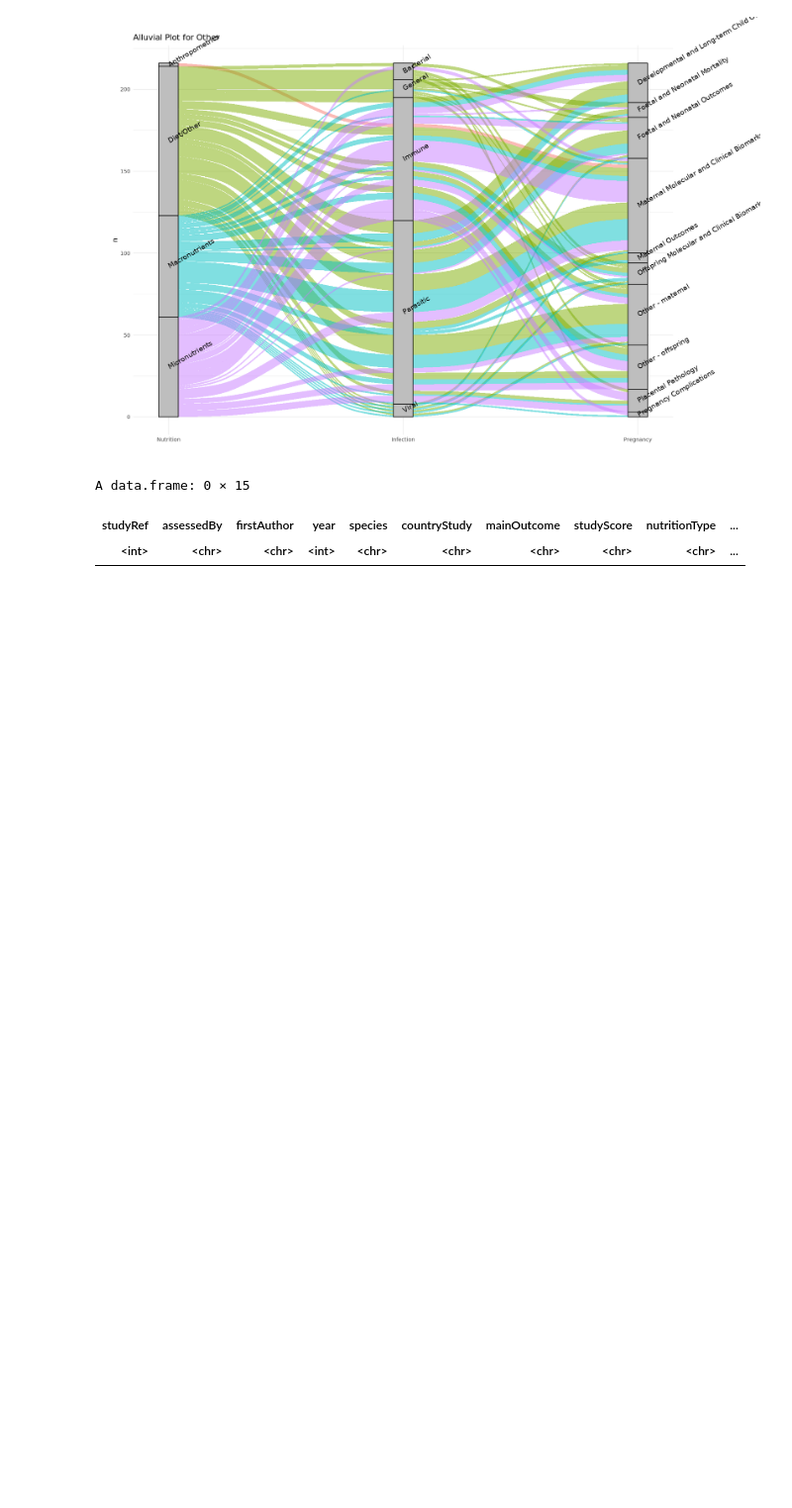
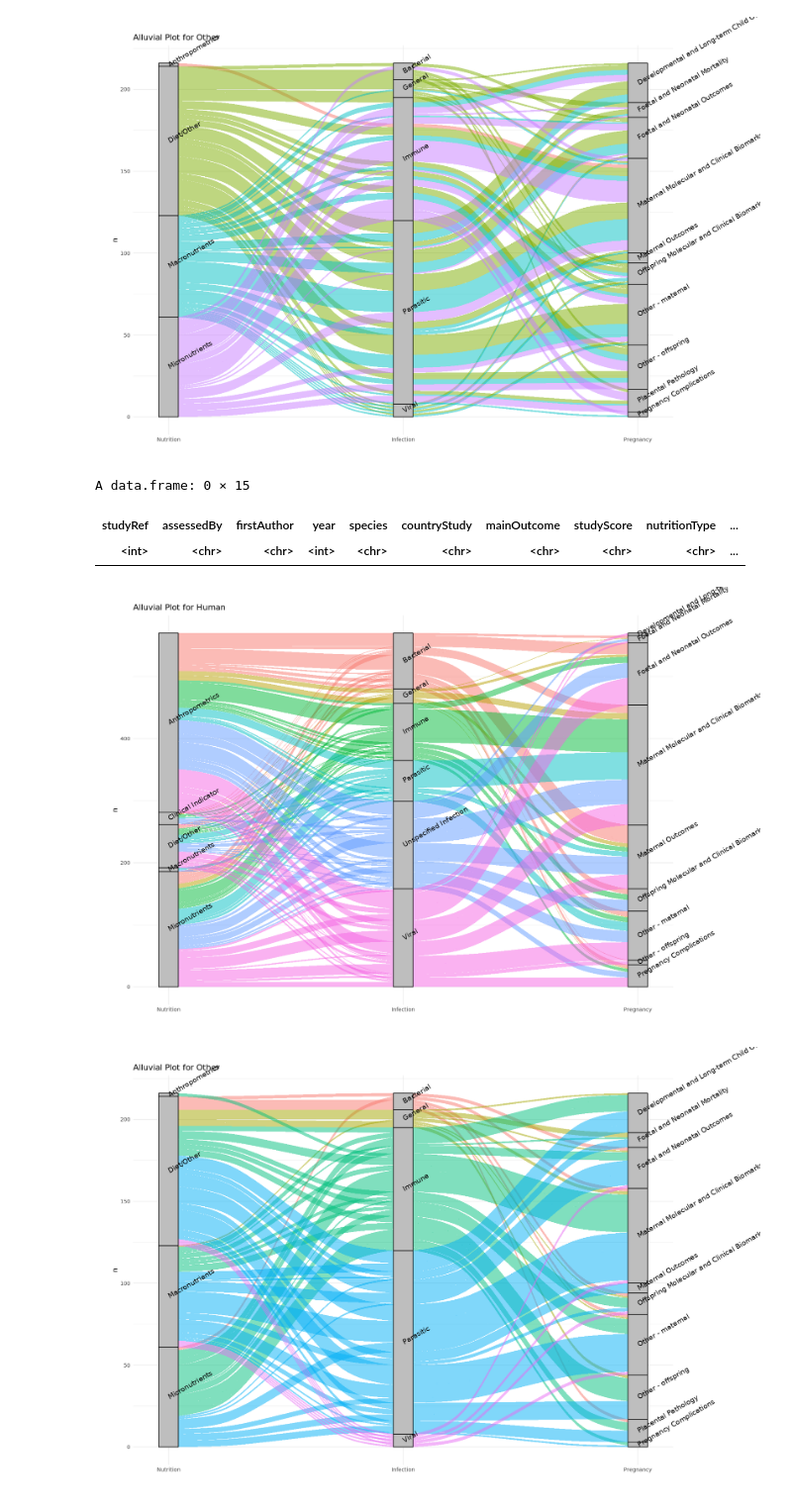
Before and after one commit to alexjvr1/EVE_lab_public, a Jupyter notebook: scoping_review_figs.ipynb, the cells around one changed output. Shown at 99% size. Drawn from its saved outputs; the diff is of its cells as text; code cells hidden in the pictures; blank space fills up the shorter version.

Commit message:
add alluvial plots coloured by different categories

```diff
--- a/scoping_review_figs.ipynb
+++ b/scoping_review_figs.ipynb
@@ -504,3 +504,42 @@ df_filtered %>% filter(PregCat == "Placental Pathology")
 A data.frame: 0 × 15
 | studyRef | assessedBy | firstAuthor | year | species | countryStudy | mainOutcome | studyScore | nutritionType | ... |
 | <int> | <chr> | <chr> | <int> | <chr> | <chr> | <chr> | <chr> | <chr> | ... |
+# %%
+# Fill the alluvial plots by infection
+
+# Filter for studyScore == "I"
+df_filtered <- datMetaNutInfPreg %>% filter(studyScore == "I")
+
+# Function to plot three-level alluvial diagram
+plot_alluvial <- function(data, title) {
+  # Aggregate data to count flows
+  flow_data <- data %>%
+    count(NutCat, InfCat, PregCat)
+
+  ggplot(flow_data,
+         aes(axis1 = NutCat, axis2 = InfCat, axis3 = PregCat, y = n)) +
+    geom_alluvium(aes(fill = InfCat), width = 1/12) +
+    geom_stratum(width = 1/12, fill = "grey", color = "black") +
+    geom_text(stat = "stratum", aes(label = after_stat(stratum)), size = 4, angle = 30, hjust = 0) +
+    scale_x_discrete(limits = c("Nutrition", "Infection", "Pregnancy"), expand = c(.05, .05)) +
+    ggtitle(title) +
+    theme_minimal() +
+    theme(
+        legend.position = "none",
+        plot.margin = unit(c(1, 5, 1, 1), "cm")  # Increase right margin
+) +
+coord_cartesian(clip = "off")
+  #print the labels beyond the extent of the figure
+}
+
+# Set the default width of figures in notebook
+options(repr.plot.width = 15, repr.plot.height = 10)
+
+# Plot for Human
+plot_alluvial(df_filtered %>% filter(speciesCat == "Human"), "Alluvial Plot for Human")
+
+# Plot for Other
+plot_alluvial(df_filtered %>% filter(speciesCat == "Other"), "Alluvial Plot for Other")
+# %% [output]
+[figure, added]
+[figure, added]
```
Also changed, not shown: parts of 3 cells of this notebook.
